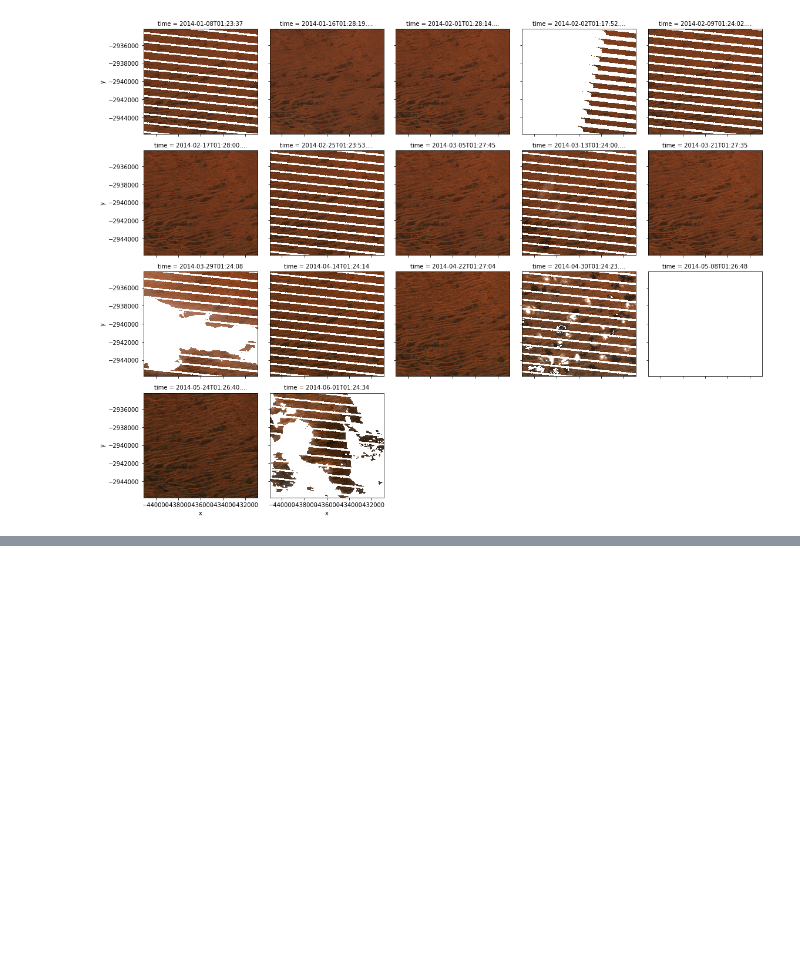
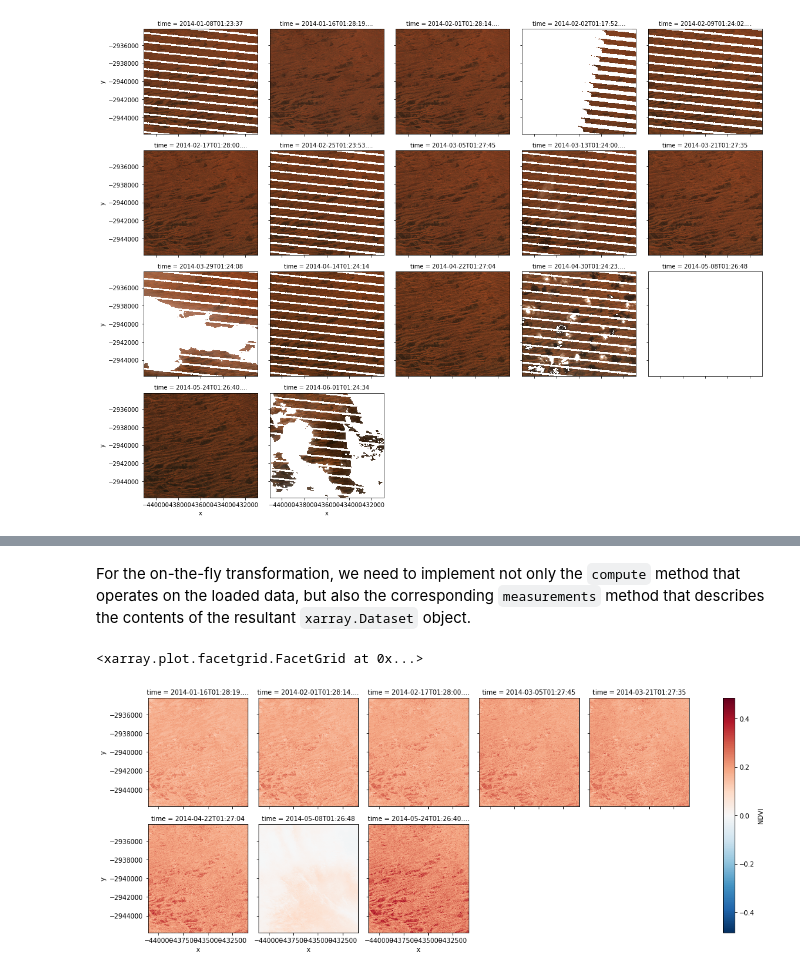
Before and after one commit to uchchwhash/virtual-product-showcase, a Jupyter notebook: VP_showcase.ipynb, the cells around one changed output, grey strips where cells are left out. Drawn from its saved outputs; the diff is of its cells as text; code cells hidden in the pictures; blank space fills up the shorter version.

```diff
--- a/VP_showcase.ipynb
+++ b/VP_showcase.ipynb
@@ -66,4 +74,4 @@ cloud_free_nbar = create(yaml.load("""
 # %%
 dc = Datacube()
 # %%
-data = cloud_free_nbar.load(dc, **query)
+nbar_data = cloud_free_nbar.load(dc, **query)
@@ -87,0 +102,2 @@ plot_with_colors(data)
+# %% [markdown]
+For the on-the-fly transformation, we need to implement not only the `compute` method that operates on the loaded data, but also the corresponding `measurements` method that describes the contents of the resultant `xarray.Dataset` object.
@@ -87,0 +107,17 @@ plot_with_colors(data)
+# %%
+class NDVI(Transformation):
+    def compute(data):
+        result = ((data.nir - data.red) / (data.nir + data.red))
+        return result.to_dataset(name='NDVI')
+
+    def measurements(input_measurements):
+        return {'NDVI': Measurement(name='NDVI', dtype='float64', nodata=float('nan'), units='1')}
+# %%
+ndvi = transform(basic_product(product='ls8_nbar_albers', measurements=['red', 'nir']), NDVI)
+# %%
+ndvi_data = ndvi.load(dc, **query)
+# %%
+ndvi_data.NDVI.plot(col='time', col_wrap=5)
+# %% [output]
+<xarray.plot.facetgrid.FacetGrid at 0x...>
+[figure, added]
```
Also changed, not shown: parts of 11 cells of this notebook.
